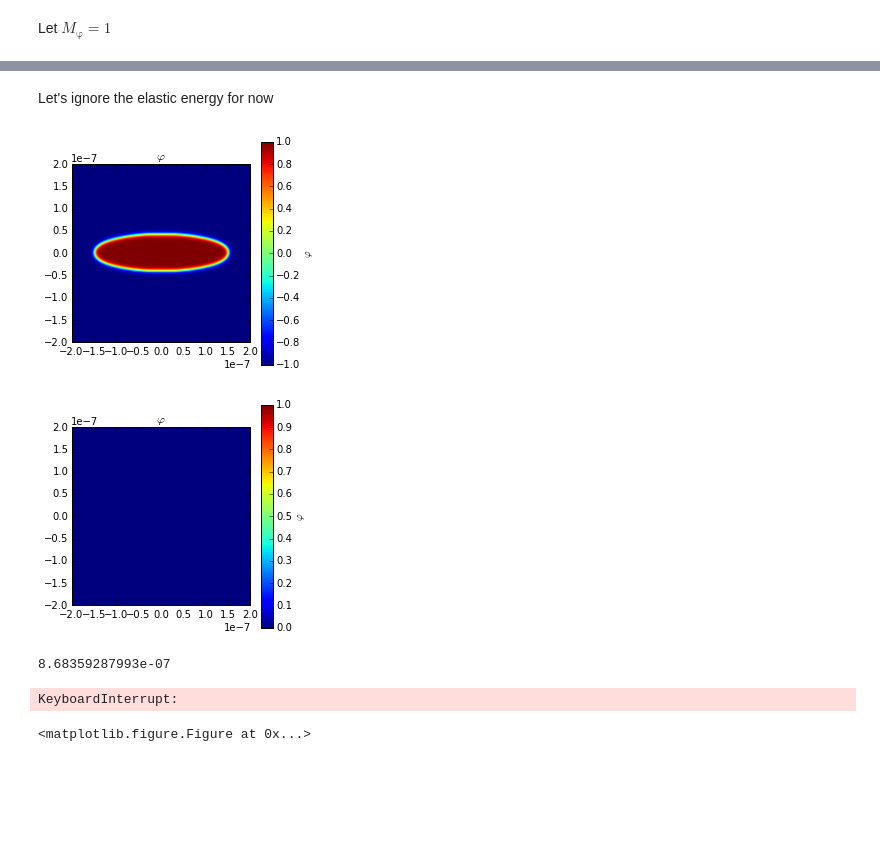
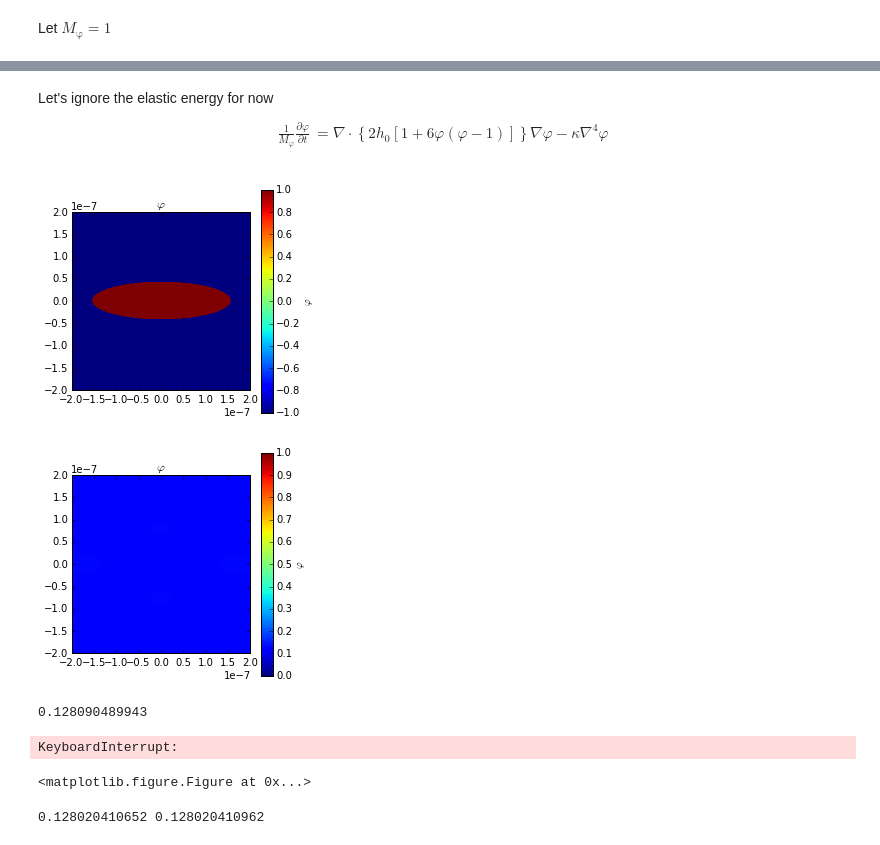
Before and after one commit to usnistgov/PhaseFieldHackathon-FiPy, a Jupyter notebook: problem2.2a.ipynb, the cells around one changed output, grey strips where cells are left out. Cells and saved outputs as stored; diff of their text form; code cells hidden in the pictures; blank space fills up the shorter version.

```diff
--- a/problem2.2a.ipynb
+++ b/problem2.2a.ipynb
@@ -47,7 +50,7 @@ print W
 # %%
-dx = 1e-8 / 5
+dx = 1e-8 / 10
 # %%
-Lx = 0.4e-6
+Lx = .4e-6
 # %%
 print (4./3)*nmx.pi*fp.Variable("0.155 mum")*fp.Variable("0.042 mum")*fp.Variable("0.155 mum")
 # %% [output]
@@ -110,4 +105,14 @@ $S_1 = \left.\frac{\partial S}{\partial \varphi}\right\rvert_\mathrm{old}$
-# %% [markdown]
-Let's ignore the elastic energy for now
+# %% [markdown]
+Let's ignore the elastic energy for now
+$$
+\begin{align*}
+\frac{1}{M_\varphi}\frac{\partial \varphi}{\partial t}
+&= \nabla\cdot\left\{2 h_0 \left[1 + 6\varphi\left(\varphi - 1\right)\right]\right\}\nabla \varphi
+- \kappa \nabla^4 \varphi
+\end{align*}$$
+# %%
+PHASE = phase.faceValue
 # %%
-phaseEq = fp.TransientTerm(coeff=1./Mphase) == fp.DiffusionTerm(coeff=kappa) - S0 - fp.ImplicitSourceTerm(coeff=dSdphase)
+phaseEq = (fp.TransientTerm(coeff=1./Mphase)
+           == fp.DiffusionTerm(coeff=2 * h0 * (1 + 6 * PHASE * (PHASE - 1)))
+           - fp.DiffusionTerm(coeff=(1., kappa)))
@@ -114,4 +122,4 @@ phaseEq = fp.TransientTerm(coeff=1./Mphase) == fp.DiffusionTerm(coeff=kappa) - S
 # %%
 viewer = fp.Viewer(vars=phase, datamin=0., datamax=1.)
 # %% [output]
-[figure, old version]
+[figure, new version]
@@ -121,13 +126,17 @@ phase.setValue(1., where=(mesh.x / 0.155e-6)**2 + (mesh.y / 0.042e-6)**2 <= 1.)
 # %%
 for step in xrange(1000000):
     print phase.cellVolumeAverage
 
     phase.updateOld()
-    for sweep in range(10):
-        res = phaseEq.sweep(var=phase, dt=1.)
+    for sweep in range(1):
+        res = phaseEq.sweep(var=phase, dt=1.e-10)
     viewer.plot()
 # %% [output]
-[figure, old version]
+[figure, new version]
-8.68359287993e-07
+0.128090489943
 KeyboardInterrupt:
 <matplotlib.figure.Figure at 0x...>
+# %%
+print min(phase), max(phase)
+# %% [output]
+0.128020410652 0.128020410962
```
Also changed, not shown: parts of 9 cells of this notebook.
